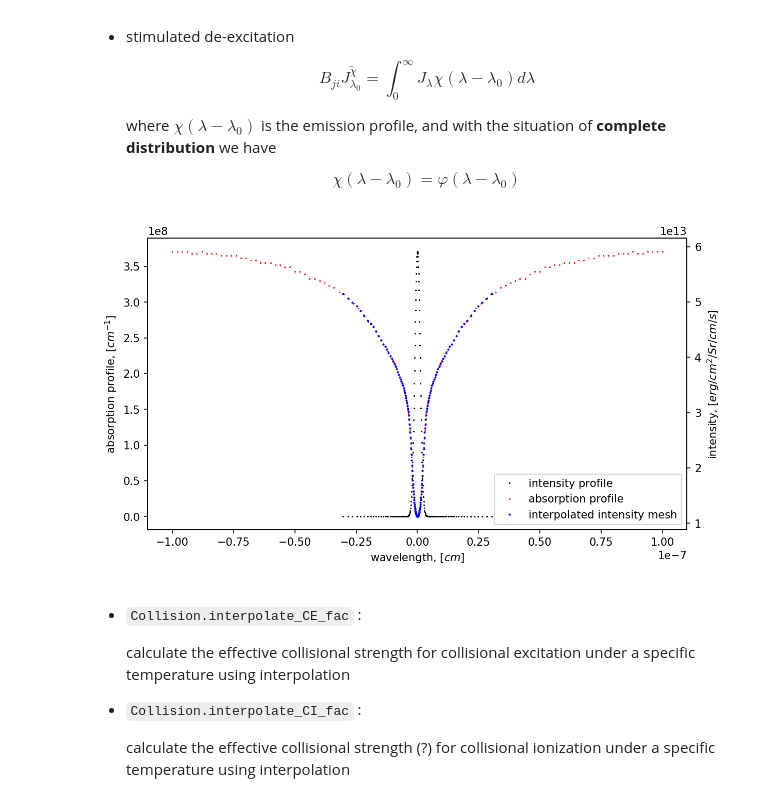
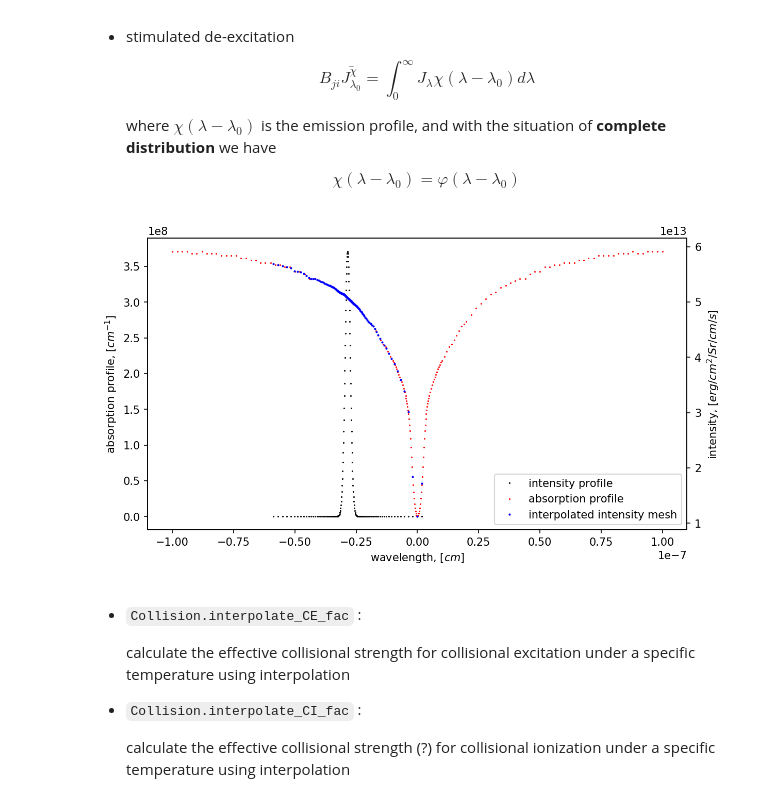
Before and after one commit to kouui/spectra-deprecated, a Jupyter notebook: notebooks/Demo_FullStatisticalEquilirbium_v1.ipynb, the cells around one changed output. Saved outputs shown, nothing was run; the diff lists cells and outputs as text; code cells hidden in the pictures.

```diff
--- a/notebooks/Demo_FullStatisticalEquilirbium_v1.ipynb
+++ b/notebooks/Demo_FullStatisticalEquilirbium_v1.ipynb
@@ -256,7 +242,7 @@ _Ne = 1E12
 _Vt = slab0d.data.Vt
 _Vt = 5E5
 _Vd = slab0d.data.Vd
-_Vd = 0E5 # 100 [km/s]
+_Vd = 100E5 # 100 [km/s]
 # %% [markdown]
 - `LTELib.get_LTE_ratio` :
 
@@ -308,22 +300,22 @@ for k in range(_nTran):
 #    - spontaneous radiative recombination
 #    - stimulated radiative recombination
 #---
-_Rik = np.zeros(_atom.Line.AJI.shape,dtype=np.double)
-_Rki_stim = np.zeros(_atom.Line.AJI.shape,dtype=np.double)
-_Rki_spon = np.zeros(_atom.Line.AJI.shape,dtype=np.double)
+_Rik = np.zeros(_nCont,dtype=np.double)
+_Rki_stim = np.zeros(_nCont,dtype=np.double)
+_Rki_spon = np.zeros(_nCont,dtype=np.double)
 
 for k in range(_atom.nCont):
-    _line_index = _atom.PI_coe.lineIndex[k]
+    #_line_index = _atom.PI_coe.lineIndex[k]
     _res = PhotoIonize.bound_free_radiative_transition_coefficient(
-                        wave = _atom.continuum_mesh_list[k][::-1],
-                        J = PI_intensity_mesh_list[k][::-1] * 0.5,
-                        alpha = PI_alpha_mesh_list[k][::-1],
+                        wave = _atom.Mesh.Cont[k][::-1],
+                        J = PI_I[k][::-1] * 0.5,
+                        alpha = PI_alpha[k][::-1],
                         Te = _Te,
-                        ni_lte = _ni_LTE[_line_index],
-                        nk_lte = _nj_LTE[_line_index],)
-    _Rik[_line_index] = _res[0]
-    _Rki_stim[_line_index] = _res[1]
-    _Rki_spon[_line_index] = _res[2]
+                        ni_lte = _ni_LTE[k+_nLine],
+                        nk_lte = _nj_LTE[k+_nLine])
+    _Rik[k] = _res[0]
+    _Rki_stim[k] = _res[1]
+    _Rki_spon[k] = _res[2]
 # %% [markdown]
 - `BasicP.get_Level_gamma` :
 
@@ -416,8 +408,7 @@ BasicP.get_Level_gamma(Aji=_atom.Line.AJI[:],idxJ=_atom.Line.idxJ[:],
                        gamma=_atom.Level.gamma[:])
 # compute Line Gamma
 BasicP.get_Line_Gamma(idxI=_atom.Line.idxI[:], idxJ=_atom.Line.idxJ[:],
-                    gamma=_atom.Level.gamma[:], Gamma=_atom.Line.Gamma[:],
-                    isCont=_atom.Line.isContinuum[:])
+                    gamma=_atom.Level.gamma[:], Gamma=_atom.Line.Gamma[:])
 # compute
 #   - Doppler width [cm]
 #   - damping constant a [-]
@@ -430,7 +421,7 @@ _Bij_Jbar = np.zeros(_atom.nLine, np.double)
 _Bji_Jbar = np.zeros(_atom.nLine, np.double)
 
 for k in range(_atom.nRadiativeLine):
-    _line_index = _atom.RadLine_coe.lineIndex[k]
+    _line_index = _atom.Mesh.Coe.lineIndex[k]
     _w0 = _atom.Line.w0[ _line_index ]
     _f0 = _atom.Line.f0[ _line_index ]
     _dopWidth_cm[k] = BasicP.get_Doppler_width(p0=_w0, Te=_Te, Vt=_Vt, am=_atom.Mass)
@@ -438,24 +429,24 @@ for k in range(_atom.nRadiativeLine):
                                  _dopWidth_hz=_dopWidth_cm[k]*_f0/_w0 )
 
     # shift wavelength mesh
-    _wave_mesh = _atom.line_mesh_list[k][:]
+    _wave_mesh = _atom.Mesh.RadLine[k][:]
     _wave_mesh_shifted = _wave_mesh - (_w0*_Vd/Cst.c_)/_dopWidth_cm[k]
     _wave_mesh_cm = _wave_mesh_shifted[:] * _dopWidth_cm[k]
     _absorb_mesh_cm = Profile.Voigt(_a[k], _wave_mesh[:]) / _dopWidth_cm[k]
     #print(Integrate.Trapze(_absorb_mesh_cm[:], _wave_mesh_cm))
 
-    _radLine = _atom.radiative_line_intensity_cm_list[k]
+    _radLine = _atom.I_Rad.I_cm[k]
     _fill_value = (_radLine[1,0],_radLine[1,-1])
     _f = interp1d(x=_radLine[0,:], y=_radLine[1,:],
                   bounds_error=False, fill_value=_fill_value)
-    _intensity_mesh_cm = _f(_wave_mesh_cm)
+    _I_cm = _f(_wave_mesh_cm)
 
     _gi = _atom.Level.g[ _atom.Line.idxI[_line_index] ]
     _gj = _atom.Level.g[ _atom.Line.idxJ[_line_index] ]
     _Aji = _atom.Line.AJI[_line_index]
     _Bji, _Bij = LTELib.EinsteinA_to_EinsteinBs_cm(_Aji, _w0, _gi, _gj)
 
-    _integrand = 0.5 *_intensity_mesh_cm[:] * _absorb_mesh_cm
+    _integrand = 0.5 * _I_cm[:] * _absorb_mesh_cm
     _Jbar = Integrate.Trapze(integrand=_integrand, x=_wave_mesh_cm)
 
     _Bji_Jbar[_line_index] = _Bji * _Jbar
@@ -463,24 +454,24 @@ for k in range(_atom.nRadiativeLine):
 # %%
 fig, ax1 = plt.subplots(1,1,figsize=(9,5),dpi=150)
 ax1.plot(_wave_mesh_cm, _absorb_mesh_cm, "k.",
          label="intensity profile", markersize=1)
 
 
 ax2 = ax1.twinx()
 ax2.plot(_radLine[0,:],_radLine[1,:],
          "r.", label="absorption profile", markersize=1)
-ax2.plot(_wave_mesh_cm, _intensity_mesh_cm, "b.",
+ax2.plot(_wave_mesh_cm, _I_cm, "b.",
          label="interpolated intensity mesh", markersize=2)
 
 ax2.set_ylabel("intensity, [$erg/cm^2/Sr/cm/s$]")
 ax1.set_xlabel("wavelength, [$cm$]")
 ax1.set_ylabel("absorption profile, [$cm^{-1}$]")
 
 h1, l1 = ax1.get_legend_handles_labels()
 h2, l2 = ax2.get_legend_handles_labels()
 ax1.legend(h1+h2, l1+l2, loc='lower right');
 # %% [output]
-[figure, old version]
+[figure, new version]
 # %% [markdown]
 - `Collision.interpolate_CE_fac` :
 
```
Also changed, not shown: parts of 16 cells of this notebook, 12 other files.
